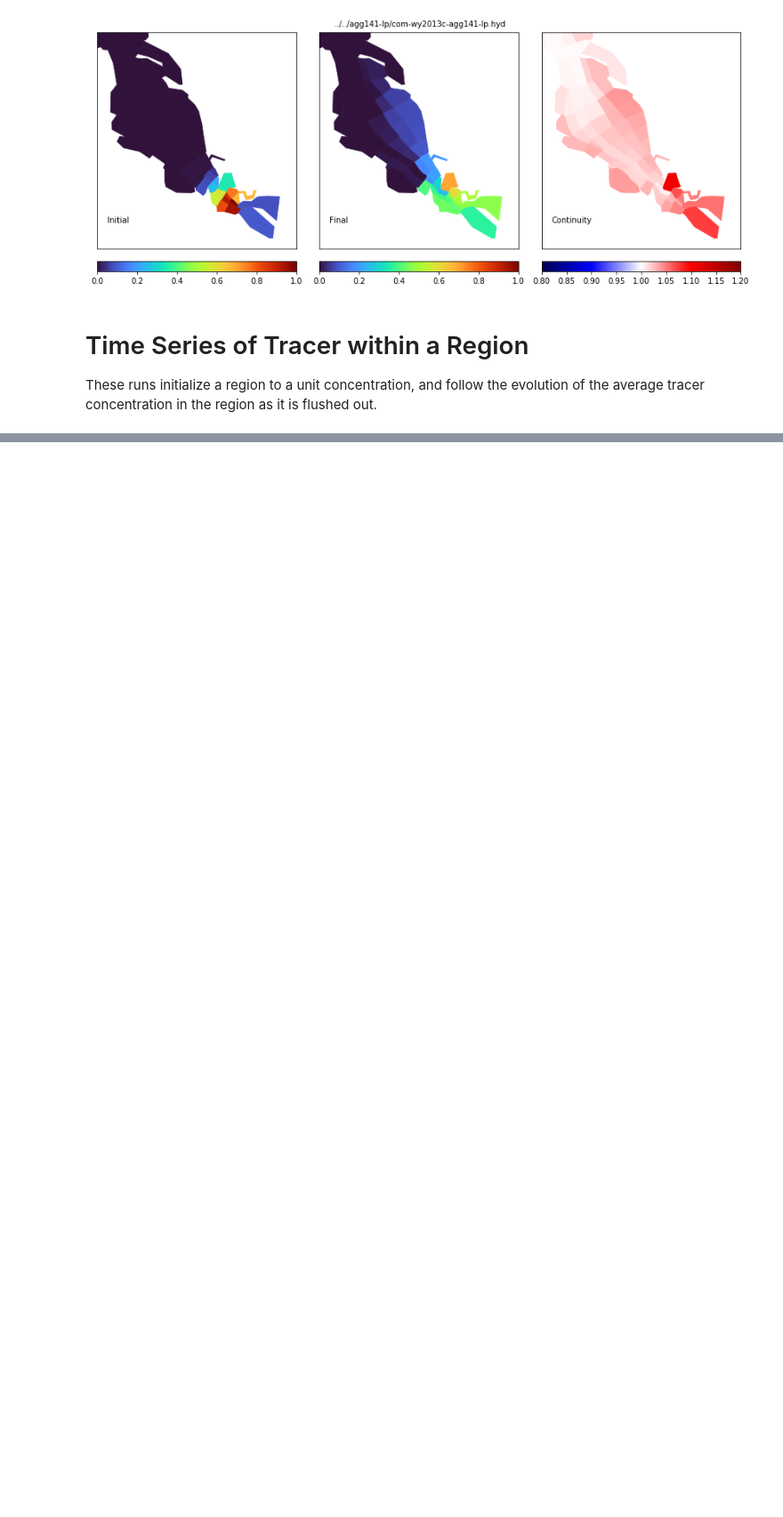
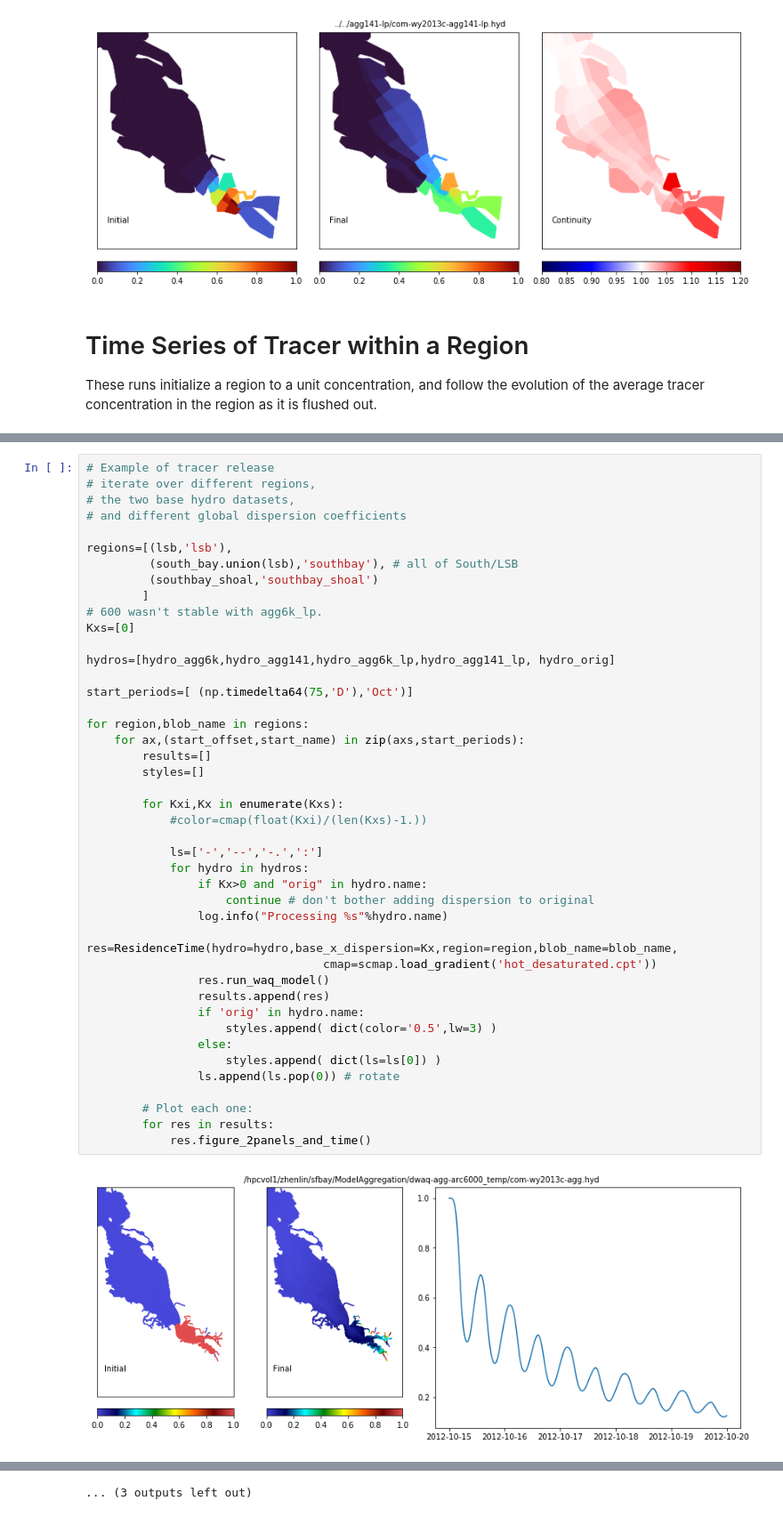
Before and after one commit to rustychris/agg_wy2013, a Jupyter notebook: tracer_tests/single_gaussian.ipynb, the cells around one changed output, grey strips where cells are left out. Shown at 89% size. Drawn from its saved outputs; the diff is of its cells as text; blank space fills up the shorter version.

```diff
--- a/tracer_tests/single_gaussian.ipynb
+++ b/tracer_tests/single_gaussian.ipynb
@@ -406,0 +431,45 @@ WARNING:HydroFiles:Grid wouldn't load as ugrid, trying dfm grid
+# %%
+# Example of tracer release
+# iterate over different regions,
+# the two base hydro datasets,
+# and different global dispersion coefficients
+
+regions=[(lsb,'lsb'),
+         (south_bay.union(lsb),'southbay'), # all of South/LSB
+         (southbay_shoal,'southbay_shoal')
+        ]
+# 600 wasn't stable with agg6k_lp.
+Kxs=[0]
+
+hydros=[hydro_agg6k,hydro_agg141,hydro_agg6k_lp,hydro_agg141_lp, hydro_orig]
+
+start_periods=[ (np.timedelta64(75,'D'),'Oct')]
+
+for region,blob_name in regions:
+    for ax,(start_offset,start_name) in zip(axs,start_periods):
+        results=[]
+        styles=[]
+
+        for Kxi,Kx in enumerate(Kxs):
+            #color=cmap(float(Kxi)/(len(Kxs)-1.))
+
+            ls=['-','--','-.',':']
+            for hydro in hydros:
+                if Kx>0 and "orig" in hydro.name:
+                    continue # don't bother adding dispersion to original
+                log.info("Processing %s"%hydro.name)
+                res=ResidenceTime(hydro=hydro,base_x_dispersion=Kx,region=region,blob_name=blob_name,
+                                  cmap=scmap.load_gradient('hot_desaturated.cpt'))
+                res.run_waq_model()
+                results.append(res)
+                if 'orig' in hydro.name:
+                    styles.append( dict(color='0.5',lw=3) )
+                else:
+                    styles.append( dict(ls=ls[0]) )
+                ls.append(ls.pop(0)) # rotate
+
+        # Plot each one:
+        for res in results:
+            res.figure_2panels_and_time()
+# %% [output]
+[figure, added]
@@ -406,0 +487 @@ WARNING:HydroFiles:Grid wouldn't load as ugrid, trying dfm grid
+... (3 outputs left out)
```
Also changed, not shown: parts of 31 cells of this notebook, 1 other file.
